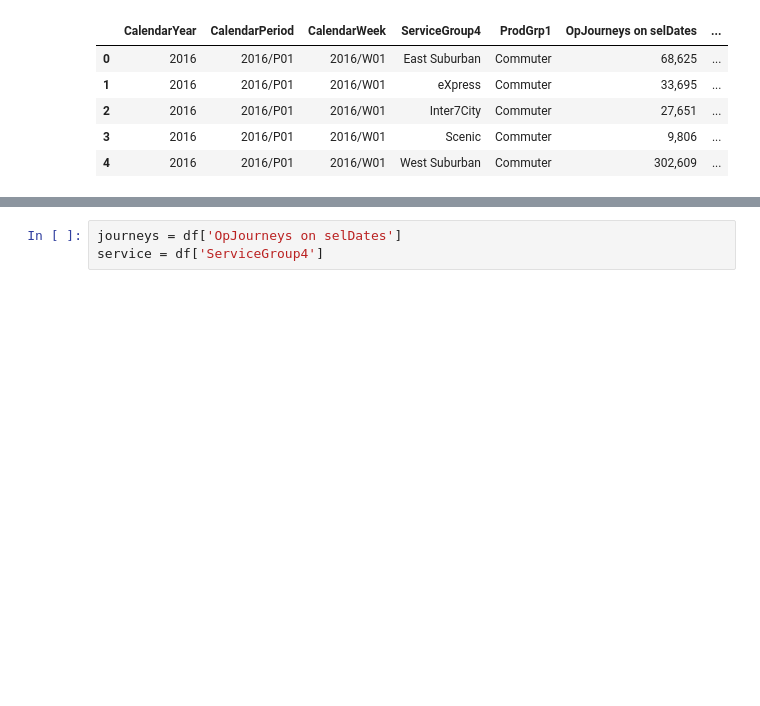
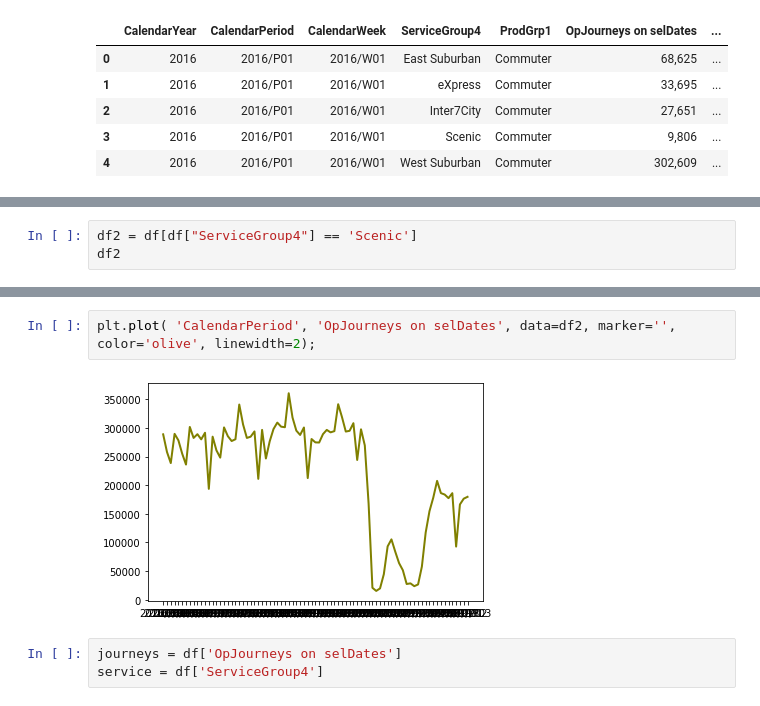
Before and after one commit to JoshYang1/Innovation-Week-Krusty-Krabs, a Jupyter notebook: Krusty Krab.ipynb, the cells around one changed output, grey strips where cells are left out. Saved outputs shown, nothing was run; the diff lists cells and outputs as text; blank space fills up the shorter version.

```diff
--- a/Krusty Krab.ipynb
+++ b/Krusty Krab.ipynb
@@ -29,0 +37,3 @@ df
+# %%
+df2 = df[df["ServiceGroup4"] == 'Scenic']
+df2
@@ -30,3 +54,7 @@ df
+# %%
+plt.plot( 'CalendarPeriod', 'OpJourneys on selDates', data=df2, marker='', color='olive', linewidth=2);
+# %% [output]
+[figure, added]
 # %%
 journeys = df['OpJourneys on selDates']
 service = df['ServiceGroup4']
```
Also changed, not shown: parts of 10 cells of this notebook.
